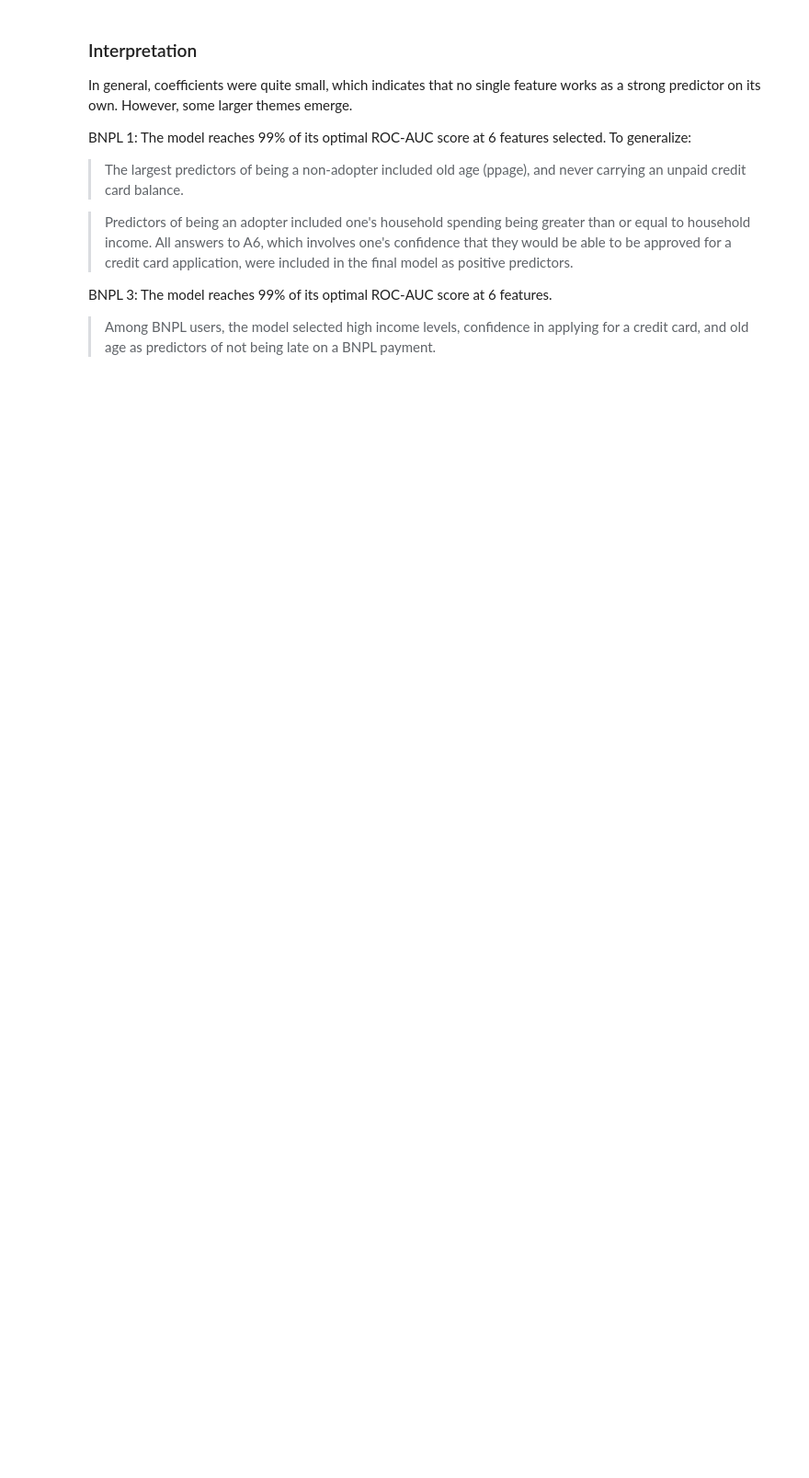
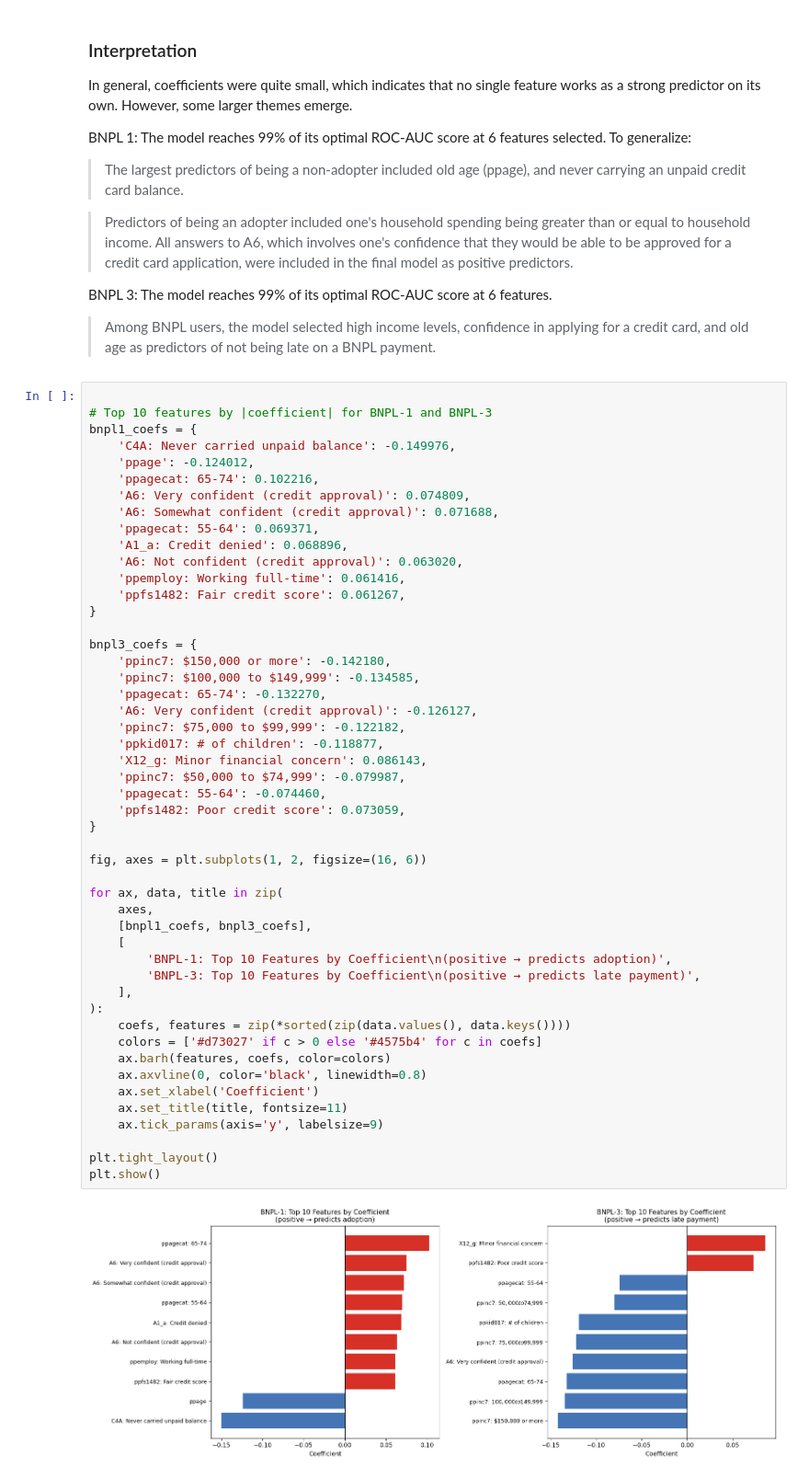
Before and after one commit to kirawei2025/bnpl-prediction, a Jupyter notebook: BNPL_SVM_Clean.ipynb, the cells around one changed output. Shown at 92% size. Cells and saved outputs as stored; diff of their text form; blank space fills up the shorter version.

```diff
--- a/BNPL_SVM_Clean.ipynb
+++ b/BNPL_SVM_Clean.ipynb
@@ -191,3 +191,54 @@ BNPL 1: The model reaches 99% of its optimal ROC-AUC score at 6 features selecte
 
 BNPL 3: The model reaches 99% of its optimal ROC-AUC score at 6 features.
 >Among BNPL users, the model selected high income levels, confidence in applying for a credit card, and old age as predictors of not being late on a BNPL payment.
+# %%
+
+# Top 10 features by |coefficient| for BNPL-1 and BNPL-3
+bnpl1_coefs = {
+    'C4A: Never carried unpaid balance': -0.149976,
+    'ppage': -0.124012,
+    'ppagecat: 65-74': 0.102216,
+    'A6: Very confident (credit approval)': 0.074809,
+    'A6: Somewhat confident (credit approval)': 0.071688,
+    'ppagecat: 55-64': 0.069371,
+    'A1_a: Credit denied': 0.068896,
+    'A6: Not confident (credit approval)': 0.063020,
+    'ppemploy: Working full-time': 0.061416,
+    'ppfs1482: Fair credit score': 0.061267,
+}
+
+bnpl3_coefs = {
+    'ppinc7: $150,000 or more': -0.142180,
+    'ppinc7: $100,000 to $149,999': -0.134585,
+    'ppagecat: 65-74': -0.132270,
+    'A6: Very confident (credit approval)': -0.126127,
+    'ppinc7: $75,000 to $99,999': -0.122182,
+    'ppkid017: # of children': -0.118877,
+    'X12_g: Minor financial concern': 0.086143,
+    'ppinc7: $50,000 to $74,999': -0.079987,
+    'ppagecat: 55-64': -0.074460,
+    'ppfs1482: Poor credit score': 0.073059,
+}
+
+fig, axes = plt.subplots(1, 2, figsize=(16, 6))
+
+for ax, data, title in zip(
+    axes,
+    [bnpl1_coefs, bnpl3_coefs],
+    [
+        'BNPL-1: Top 10 Features by Coefficient\n(positive → predicts adoption)',
+        'BNPL-3: Top 10 Features by Coefficient\n(positive → predicts late payment)',
+    ],
+):
+    coefs, features = zip(*sorted(zip(data.values(), data.keys())))
+    colors = ['#d73027' if c > 0 else '#4575b4' for c in coefs]
+    ax.barh(features, coefs, color=colors)
+    ax.axvline(0, color='black', linewidth=0.8)
+    ax.set_xlabel('Coefficient')
+    ax.set_title(title, fontsize=11)
+    ax.tick_params(axis='y', labelsize=9)
+
+plt.tight_layout()
+plt.show()
+# %% [output]
+[figure, added]
```
Also changed, not shown: parts of 3 cells of this notebook, 1 other file.
